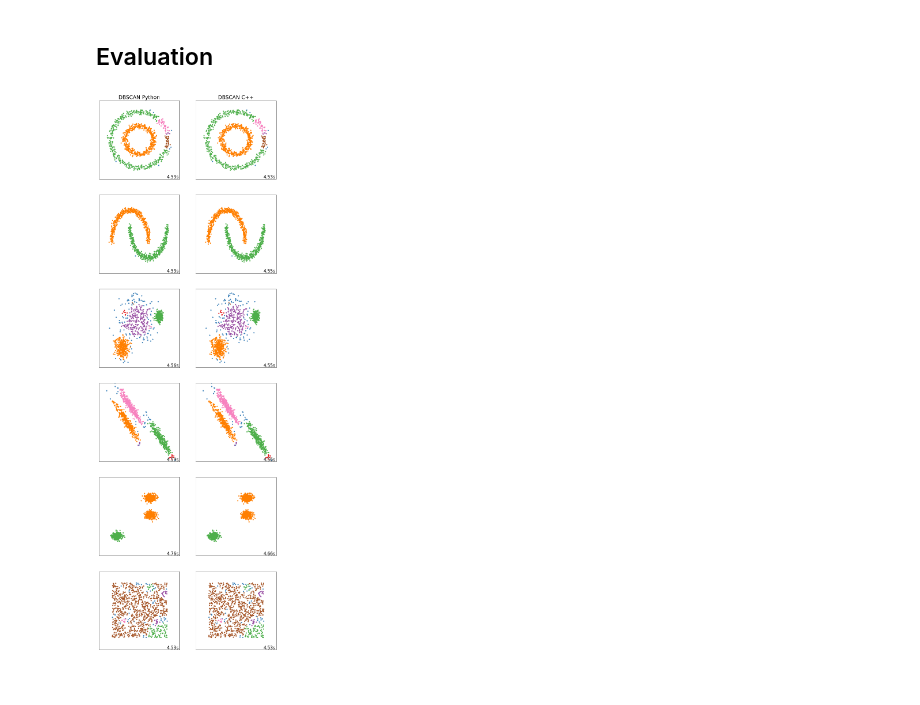
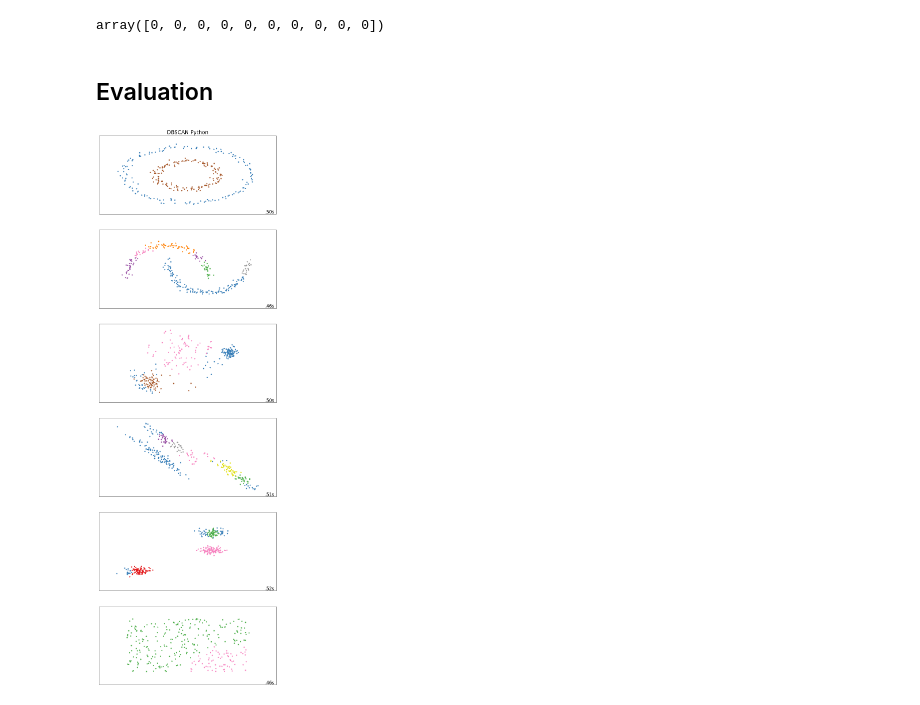
Before and after one commit to arek544/DBSCAN, a Jupyter notebook: dbscrn_arek.ipynb, the cells around one changed output. Saved outputs shown, nothing was run; the diff lists cells and outputs as text; code cells hidden in the pictures.

```diff
--- a/dbscrn_arek.ipynb
+++ b/dbscrn_arek.ipynb
@@ -280,12 +236,16 @@ plt.show()
 # %%
-class DBSCAN():
+class DBSCRN():
 
-    def __init__(self, epsilon, minPts):
-        self.epsilon = epsilon
-        self.minPts = minPts
+    def __init__(self, k):
+        self.k = k
 
     def fit_transform(self, X):
-        result = dbscan(X, self.epsilon, self.minPts)
+        result = dbscrn(X, self.k)
         return result
+
+c = DBSCRN(k=20).fit_transform(data)
+c
+# %% [output]
+array([0, 0, 0, 0, 0, 0, 0, 0, 0, 0])
 # %% [markdown]
 ## Evaluation
@@ -292,4 +265,33 @@ class DBSCAN():
+# %%
+# Inspired by: https://scikit-learn.org/stable/auto_examples/cluster/plot_cluster_comparison.html#sphx-glr-auto-examples-cluster-plot-cluster-comparison-py
+n_samples = 300
+noisy_circles = datasets.make_circles(n_samples=n_samples, factor=0.5, noise=0.05)
+noisy_moons = datasets.make_moons(n_samples=n_samples, noise=0.05)
+blobs = datasets.make_blobs(n_samples=n_samples, random_state=8)
+no_structure = np.random.rand(n_samples, 2), None
+
+# Anisotropicly distributed data
+random_state = 170
+X, y = datasets.make_blobs(n_samples=n_samples, random_state=random_state)
+transformation = [[0.6, -0.6], [-0.4, 0.8]]
+X_aniso = np.dot(X, transformation)
+aniso = (X_aniso, y)
+
+# blobs with varied variances
+varied = datasets.make_blobs(
+    n_samples=n_samples, cluster_std=[1.0, 2.5, 0.5], random_state=random_state
+)
+
+datasets = [
+    noisy_circles,
+    noisy_moons,
+    varied,
+    aniso,
+    blobs,
+    no_structure,
+]
 # %%
+%%time
 plt.figure(figsize=(11, 35))
 
 plot_num = 1
@@ -297,6 +299,7 @@ plot_num = 1
 default_base = {
     "epsilon": 0.3,
     "minPts": 20,
+    "k": 20
 }
 
 datasets = [
@@ -305,6 +308,7 @@ datasets = [
         {
             "epsilon": 0.15,
             "minPts": 5,
+            "k": 30
         },
     ),
     (
@@ -312,12 +316,14 @@ datasets = [
         {
             "epsilon": 0.15,
             "minPts": 5,
+            "k": 20
         }),
     (
         varied,
         {
             "epsilon": 0.15,
             "minPts": 5,
+            "k": 20
         },
     ),
     (
@@ -325,6 +331,7 @@ datasets = [
         {
             "epsilon": 0.15,
             "minPts": 5,
+            "k": 20
         },
     ),
     (
@@ -332,6 +339,7 @@ datasets = [
         {
             "epsilon": 0.65,
             "minPts": 20,
+            "k": 20
         }
     ),
     (
@@ -339,6 +347,7 @@ datasets = [
      {
             "epsilon": 0.15,
             "minPts": 5,
+            "k": 20
      }
     ),
 ]
@@ -348,9 +357,11 @@ for i_dataset, (dataset, algo_params) in enumerate(datasets):
     if algo_params:
         epsilon = algo_params['epsilon']
         minPts = algo_params['minPts']
+        k = algo_params['k']
     else:
         epsilon = default_base['epsilon']
         minPts = default_base['minPts']
+        k = default_base['k']
 
     X, y = dataset
 
@@ -358,7 +369,7 @@ for i_dataset, (dataset, algo_params) in enumerate(datasets):
     X = StandardScaler().fit_transform(X)
 
     clustering_algorithms = (
-        ("DBSCAN Python", DBSCAN(epsilon, minPts)),
+        ("DBSCAN Python", DBSCRN(k)),
         # ("DBSCAN C++", dbscan),
     )
 
@@ -384,31 +395,31 @@ for i_dataset, (dataset, algo_params) in enumerate(datasets):
                             "#984ea3",
                             "#999999",
                             "#e41a1c",
                             "#dede00",
                         ]
                     ),
                     int(max(y_pred) + 1),
                 )
             )
         )
         # add black color for outliers (if any)
         colors = np.append(colors, ["#000000"])
         plt.scatter(X[:, 0], X[:, 1], s=10, color=colors[y_pred.astype(int)])
 
         plt.xlim(-2.5, 2.5)
         plt.ylim(-2.5, 2.5)
         plt.xticks(())
         plt.yticks(())
         plt.text(
             0.99,
             0.01,
             ("%.2fs" % (t1 - t0)).lstrip("0"),
             transform=plt.gca().transAxes,
             size=15,
             horizontalalignment="right",
         )
         plot_num += 1
 
 plt.show()
 # %% [output]
-[figure, old version]
+[figure, new version]
```
Also changed, not shown: parts of 27 cells of this notebook.
